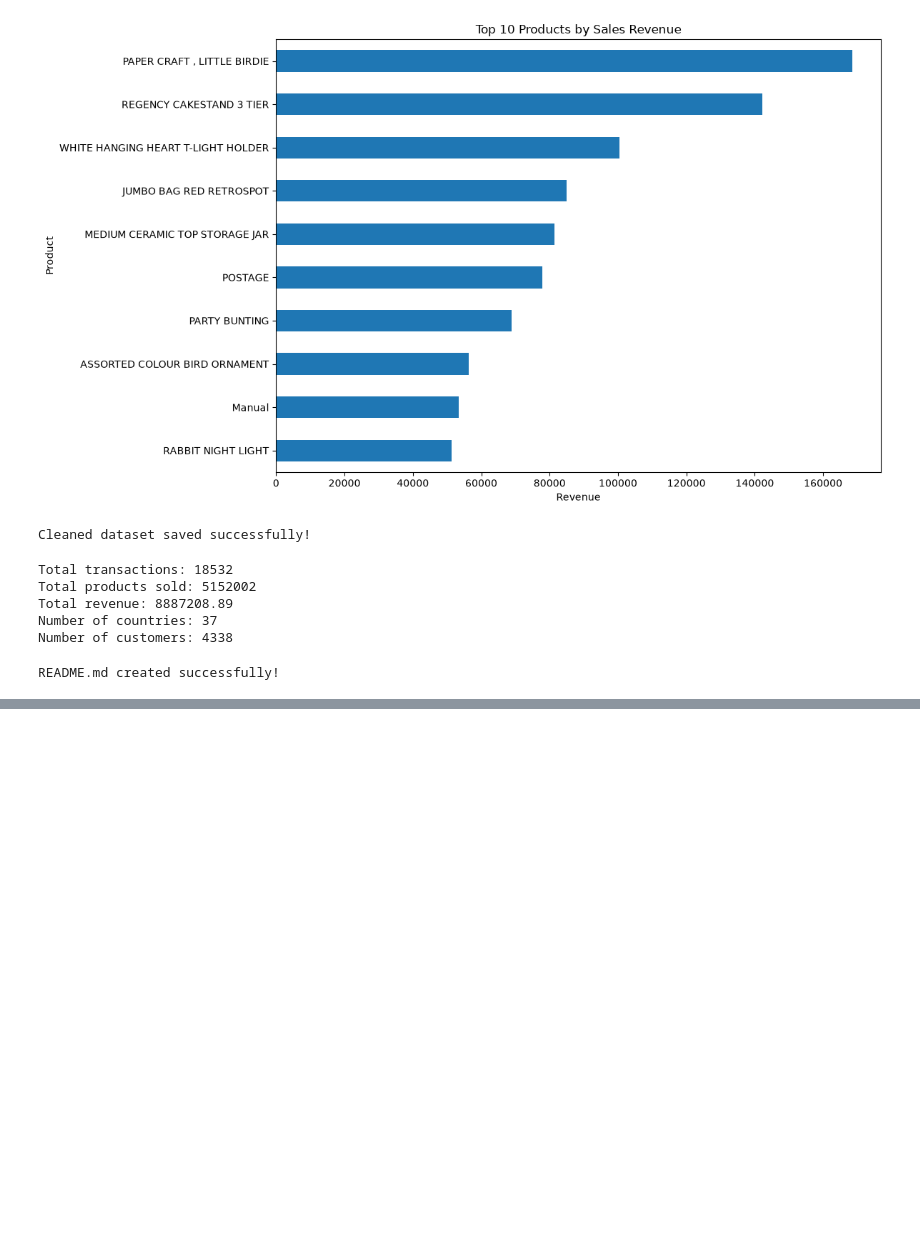
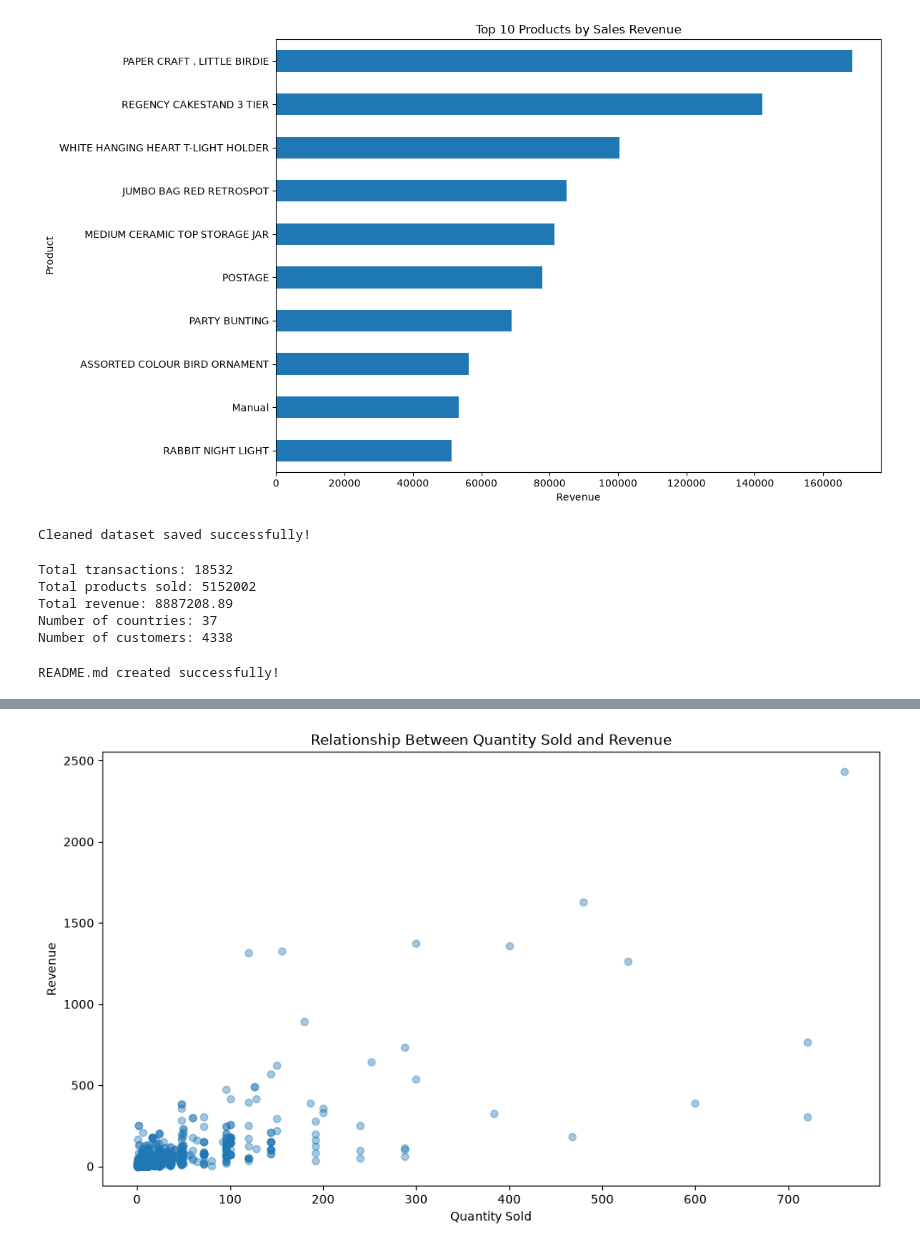
Before and after one commit to sapna155-del/Online-Retail-Data-Analysis, a Jupyter notebook: Online_Retail_Data_Analysi.ipynb, the cells around one changed output, grey strips where cells are left out. Drawn from its saved outputs; the diff is of its cells as text; code cells hidden in the pictures; blank space fills up the shorter version.

```diff
--- a/Online_Retail_Data_Analysi.ipynb
+++ b/Online_Retail_Data_Analysi.ipynb
@@ -389,0 +519,26 @@ README.md created successfully!
+# %%
+
+import matplotlib.pyplot as plt
+
+# Use a sample to make the scatter plot easier to read
+sample_df = sales_df.sample(
+    n=min(5000, len(sales_df)),
+    random_state=42
+)
+
+plt.figure(figsize=(10, 6))
+plt.scatter(
+    sample_df["Quantity"],
+    sample_df["Revenue"],
+    alpha=0.4
+)
+
+plt.title("Relationship Between Quantity Sold and Revenue")
+plt.xlabel("Quantity Sold")
+plt.ylabel("Revenue")
+plt.tight_layout()
+
+plt.savefig("quantity_vs_revenue.png", dpi=300, bbox_inches="tight")
+plt.show()
+# %% [output]
+[figure, added]
```
Also changed, not shown: parts of 17 cells of this notebook, 5 other files.
